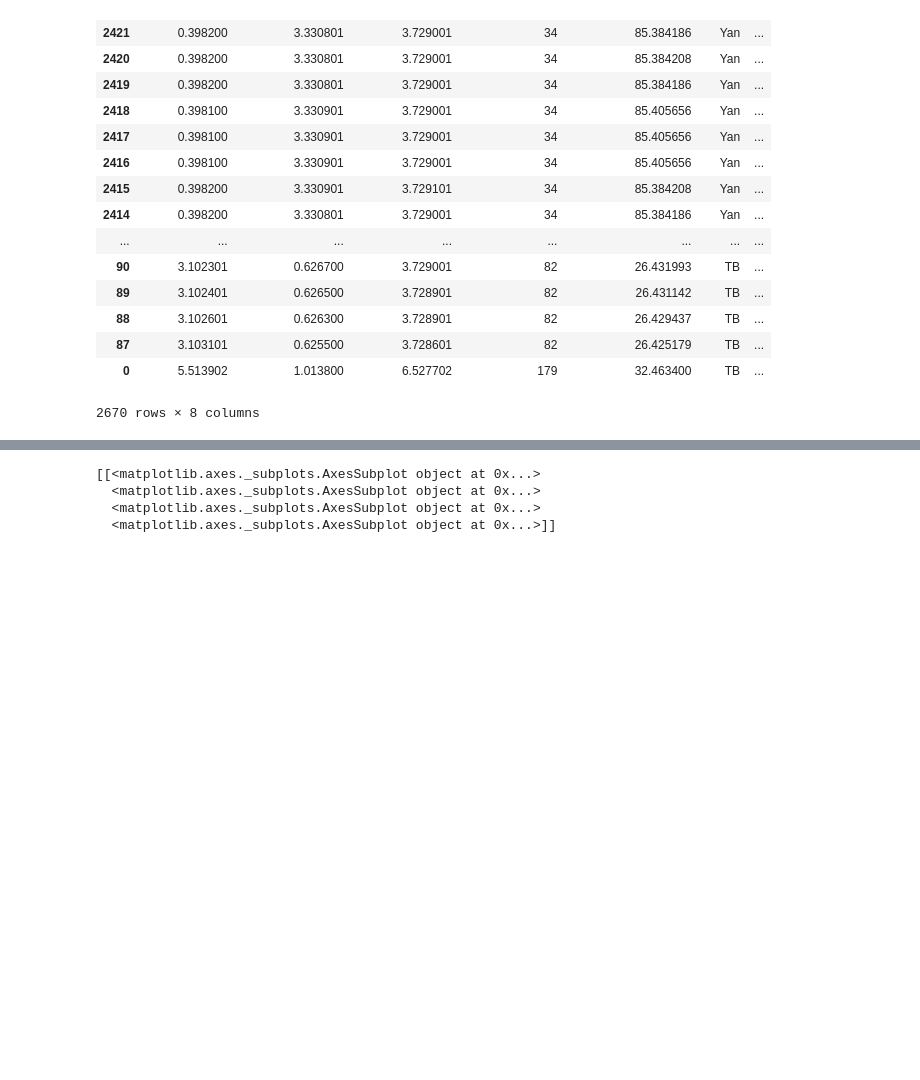
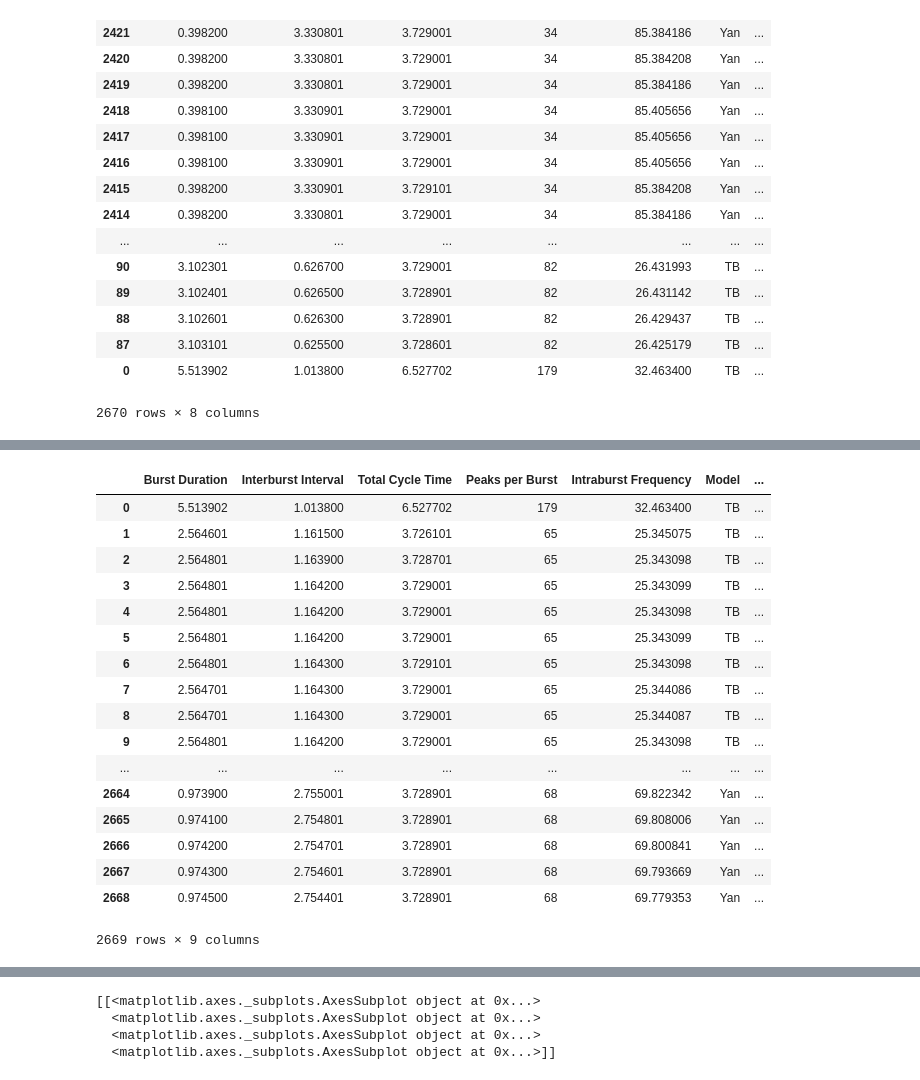
Before and after one commit to mfinemorris/NMProject, a Jupyter notebook: IPYNB/Seaborn Exp.ipynb, the cells around one changed output, grey strips where cells are left out. Drawn from its saved outputs; the diff is of its cells as text; code cells hidden in the pictures; blank space fills up the shorter version.

```diff
--- a/IPYNB/Seaborn Exp.ipynb
+++ b/IPYNB/Seaborn Exp.ipynb
@@ -120,0 +127,23 @@ for key in keys:
+# %%
+stacked = pd.DataFrame(combined_table[:-1]) #last row has some NaN vals, so drop it.
+stacked['Total'] = stacked['Interburst Interval'] + stacked['Burst Duration']
+stacked
+# %% [output]
+|  | Burst Duration | Interburst Interval | Total Cycle Time | Peaks per Burst | Intraburst Frequency | Model | ... |
+| 0 | 5.513902 | 1.013800 | 6.527702 | 179 | 32.463400 | TB | ... |
+| 1 | 2.564601 | 1.161500 | 3.726101 | 65 | 25.345075 | TB | ... |
+| 2 | 2.564801 | 1.163900 | 3.728701 | 65 | 25.343098 | TB | ... |
+| 3 | 2.564801 | 1.164200 | 3.729001 | 65 | 25.343099 | TB | ... |
+| 4 | 2.564801 | 1.164200 | 3.729001 | 65 | 25.343098 | TB | ... |
+| 5 | 2.564801 | 1.164200 | 3.729001 | 65 | 25.343099 | TB | ... |
+| 6 | 2.564801 | 1.164300 | 3.729101 | 65 | 25.343098 | TB | ... |
+| 7 | 2.564701 | 1.164300 | 3.729001 | 65 | 25.344086 | TB | ... |
+| 8 | 2.564701 | 1.164300 | 3.729001 | 65 | 25.344087 | TB | ... |
+| 9 | 2.564801 | 1.164200 | 3.729001 | 65 | 25.343098 | TB | ... |
+| ... | ... | ... | ... | ... | ... | ... | ... |
+| 2664 | 0.973900 | 2.755001 | 3.728901 | 68 | 69.822342 | Yan | ... |
+| 2665 | 0.974100 | 2.754801 | 3.728901 | 68 | 69.808006 | Yan | ... |
+| 2666 | 0.974200 | 2.754701 | 3.728901 | 68 | 69.800841 | Yan | ... |
+| 2667 | 0.974300 | 2.754601 | 3.728901 | 68 | 69.793669 | Yan | ... |
+| 2668 | 0.974500 | 2.754401 | 3.728901 | 68 | 69.779353 | Yan | ... |
+2669 rows × 9 columns
```
Also changed, not shown: parts of 6 cells of this notebook.
